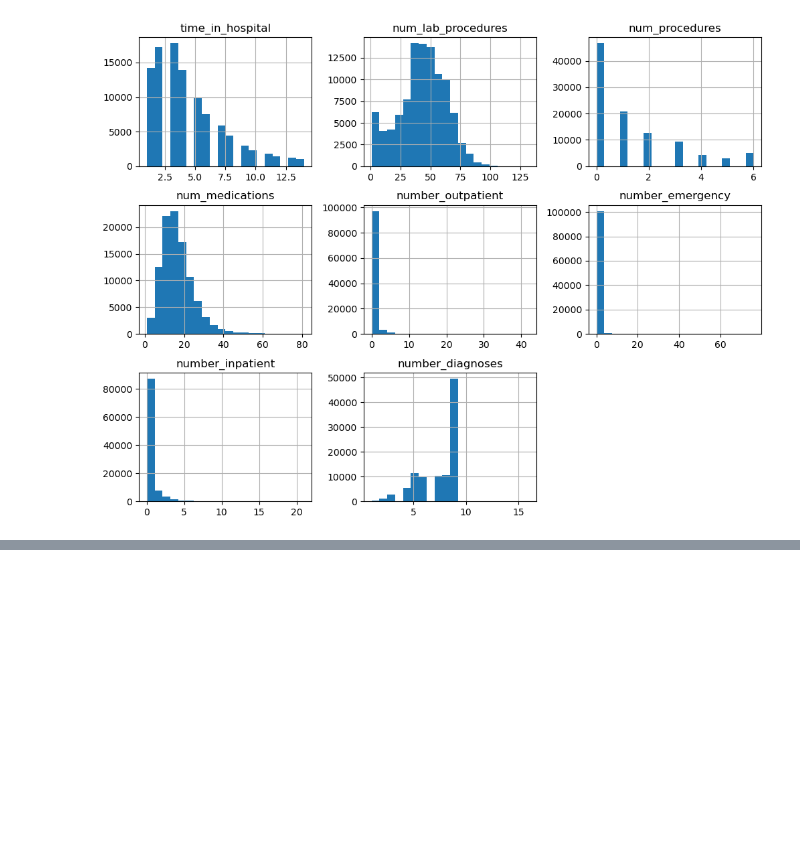
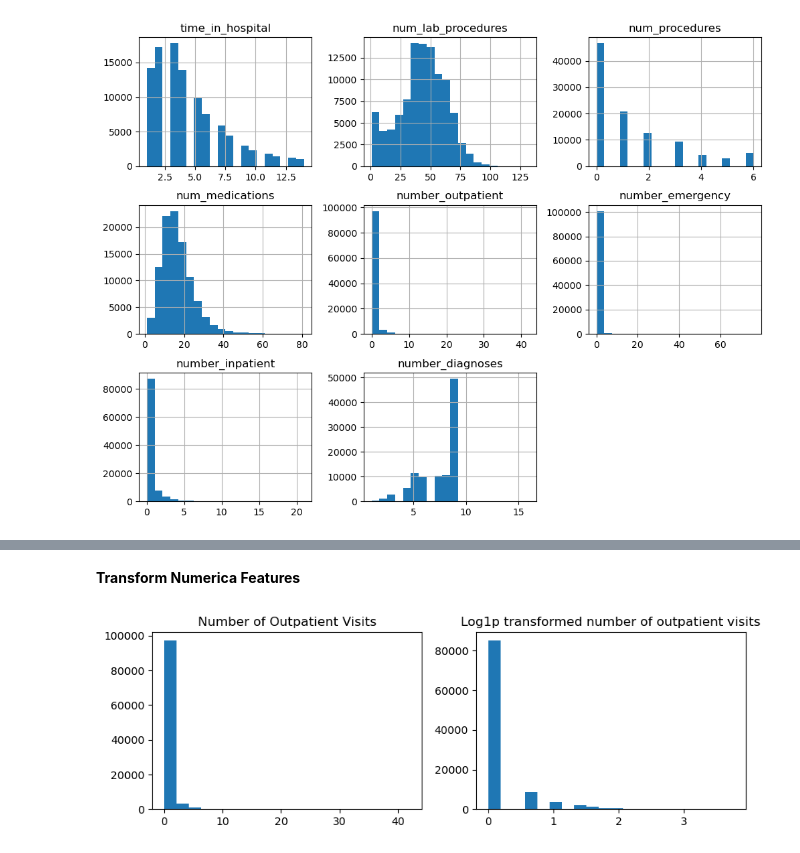
Before and after one commit to applewu265/PythonML_Projects, a Jupyter notebook: Diabetes_Readmission/diabetes_readmission.ipynb, the cells around one changed output, grey strips where cells are left out. Drawn from its saved outputs; the diff is of its cells as text; code cells hidden in the pictures; blank space fills up the shorter version.

```diff
--- a/Diabetes_Readmission/diabetes_readmission.ipynb
+++ b/Diabetes_Readmission/diabetes_readmission.ipynb
@@ -78,0 +131,14 @@ plt.show()
+# %% [markdown]
+**Transform Numerica Features**
+# %%
+# try log transform (didn't work)
+plt.figure(figsize = (10, 3))
+plt.subplot(1, 2, 1)
+plt.hist(data["number_outpatient"], bins = 20)
+plt.title("Number of Outpatient Visits")
+plt.subplot(1, 2, 2)
+plt.hist(np.log1p(data["number_outpatient"]), bins = 20)
+plt.title("Log1p transformed number of outpatient visits")
+plt.show()
+# %% [output]
+[figure, added]
```
Also changed, not shown: parts of 5 cells of this notebook.
